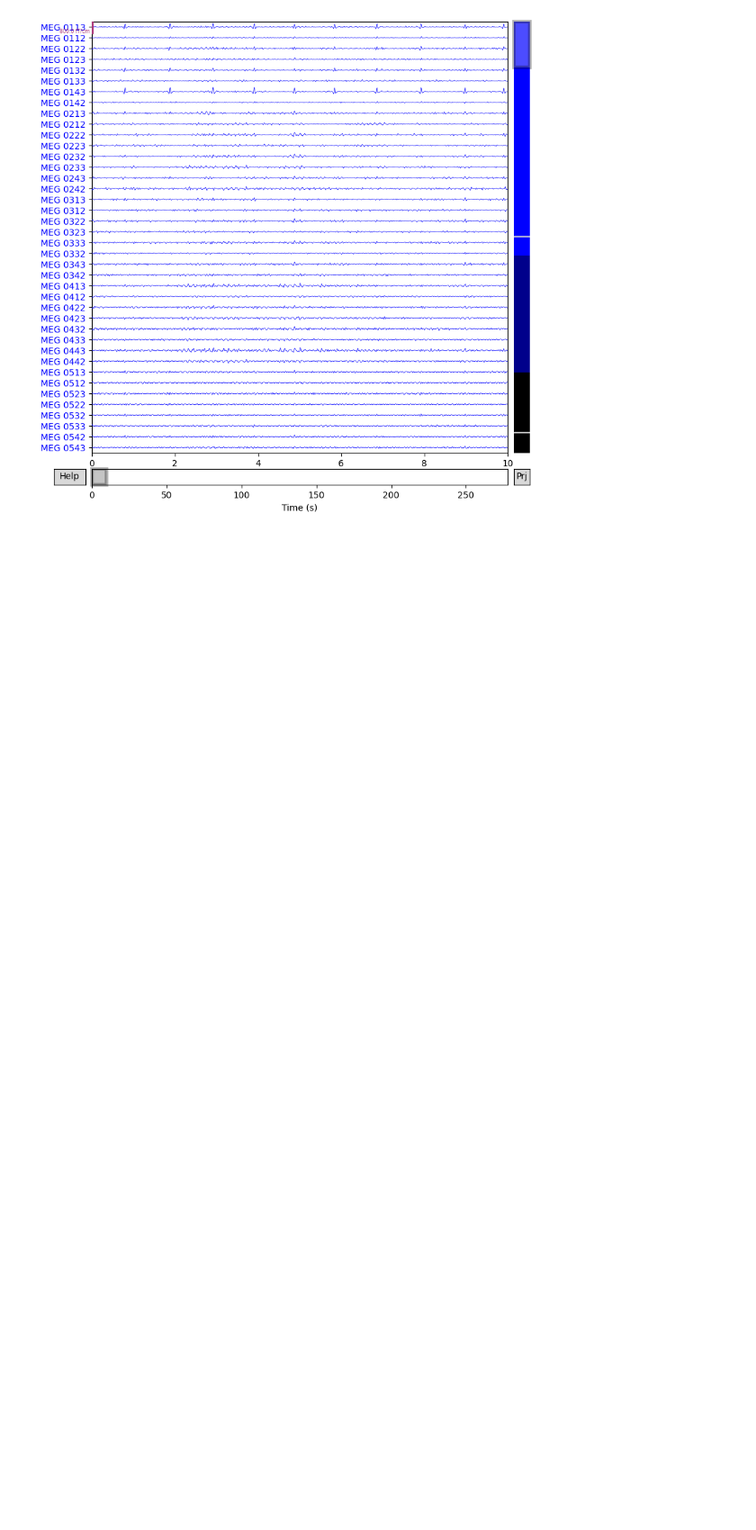
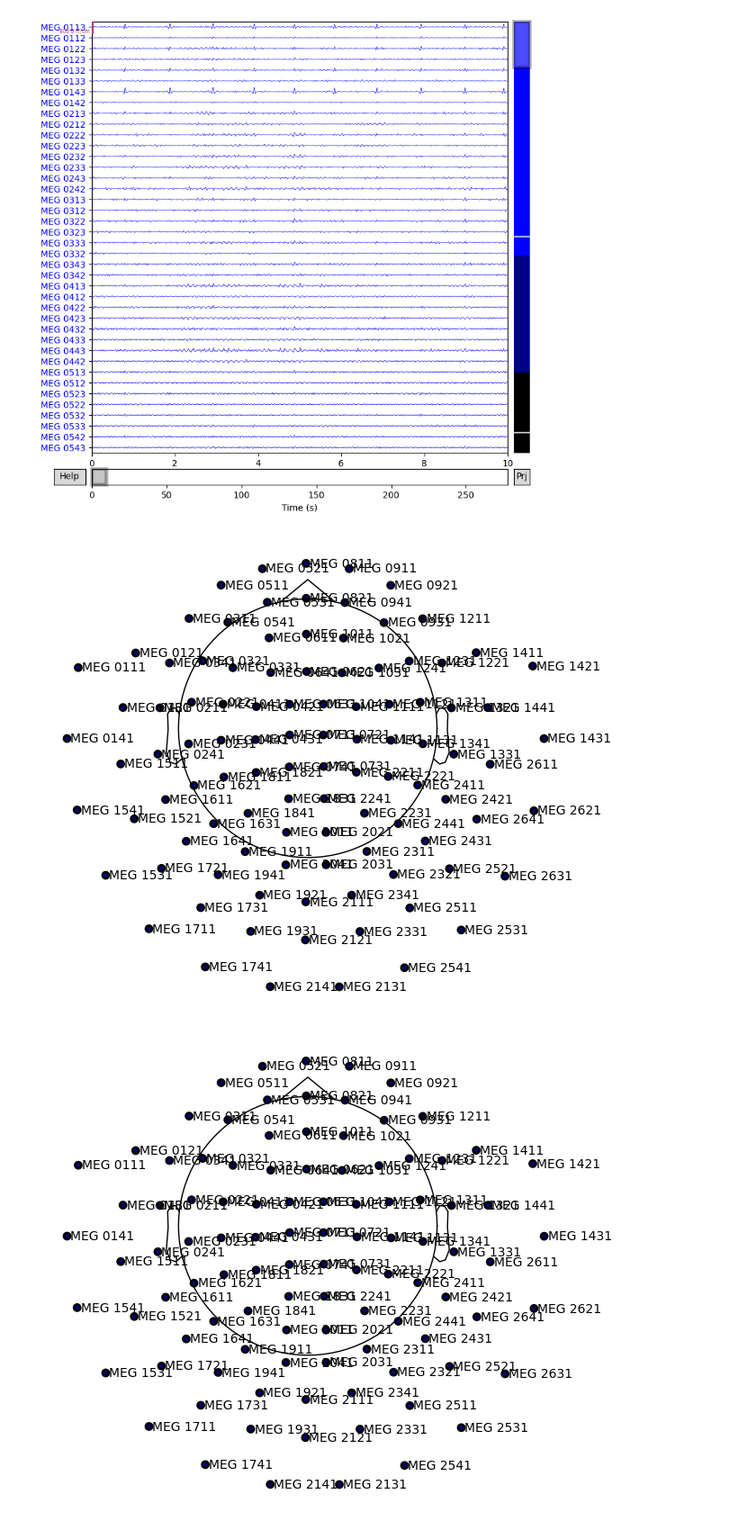
Before and after one commit to kvebers/Total-perspective-vortex, a Jupyter notebook: parsing.ipynb, the cells around one changed output. Shown at 90% size. Cells and saved outputs as stored; diff of their text form; code cells hidden in the pictures; blank space fills up the shorter version.

```diff
--- a/parsing.ipynb
+++ b/parsing.ipynb
@@ -69,3 +69,8 @@ raw_filtered.plot(n_channels=40, duration=10, start=0) # this is how 40 channals
 # %% [output]
 [figure]
 [figure]
+# %%
+raw.plot_sensors(show_names=True)
+# %% [output]
+[figure, added]
+[figure, added]
```
Also changed, not shown: parts of 6 cells of this notebook.
